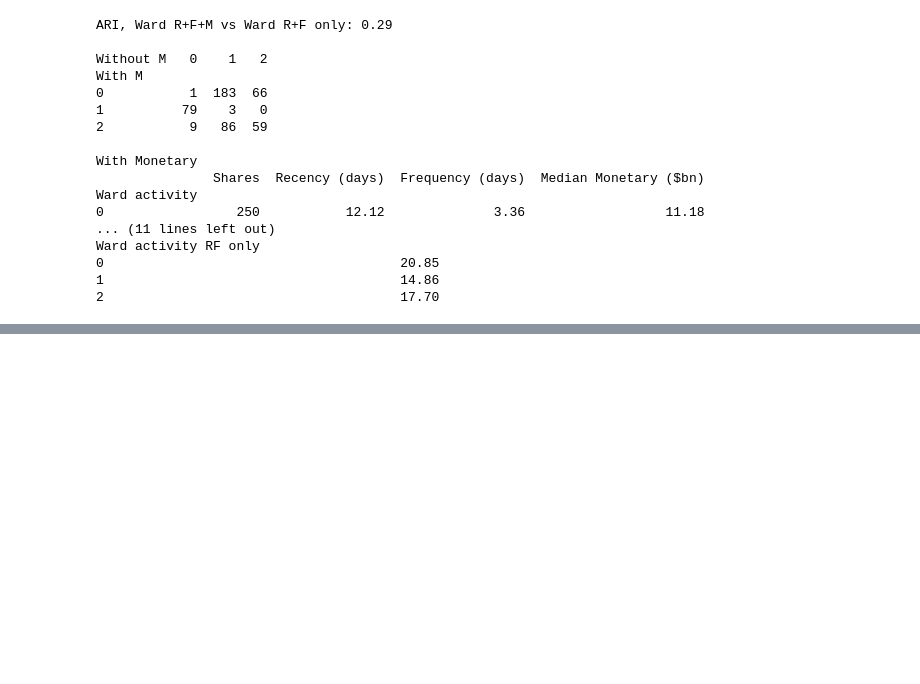
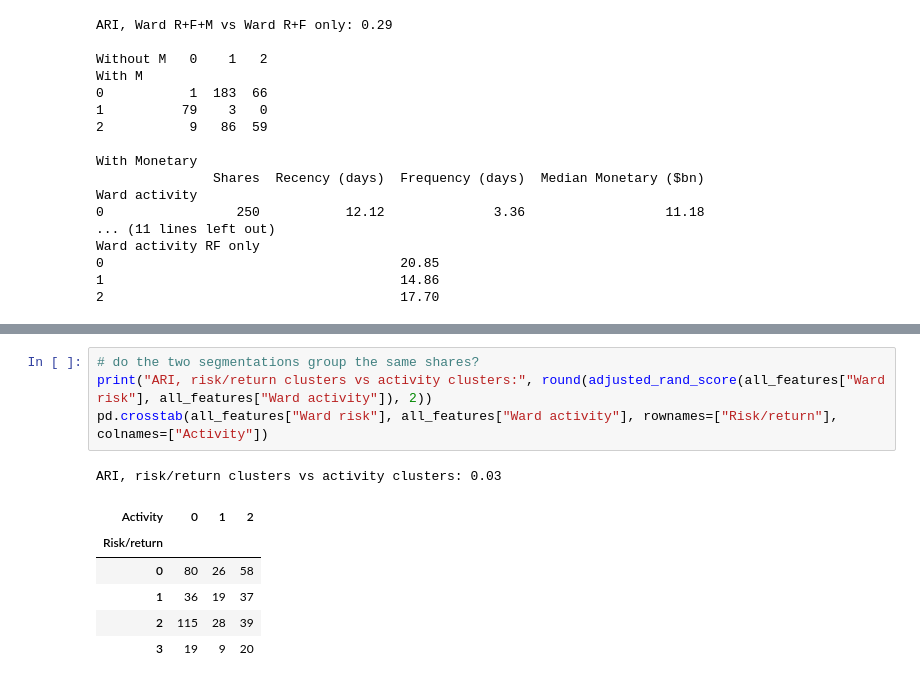
Before and after one commit to zafar-m3n/crm-coursework-stock-clusters, a Jupyter notebook: CRM Assignment - Grouping S&P 500 Stocks.ipynb, the cells around one changed output, grey strips where cells are left out. Cells and saved outputs as stored; diff of their text form; blank space fills up the shorter version.

```diff
--- a/CRM Assignment - Grouping S&P 500 Stocks.ipynb
+++ b/CRM Assignment - Grouping S&P 500 Stocks.ipynb
@@ -795,0 +841,12 @@ Ward activity RF only
+# %%
+# do the two segmentations group the same shares?
+print("ARI, risk/return clusters vs activity clusters:", round(adjusted_rand_score(all_features["Ward risk"], all_features["Ward activity"]), 2))
+pd.crosstab(all_features["Ward risk"], all_features["Ward activity"], rownames=["Risk/return"], colnames=["Activity"])
+# %% [output]
+ARI, risk/return clusters vs activity clusters: 0.03
+| Activity | 0 | 1 | 2 |
+| Risk/return |  |  |  |
+| 0 | 80 | 26 | 58 |
+| 1 | 36 | 19 | 37 |
+| 2 | 115 | 28 | 39 |
+| 3 | 19 | 9 | 20 |
```
Also changed, not shown: parts of 3 cells of this notebook, 3 other files.
